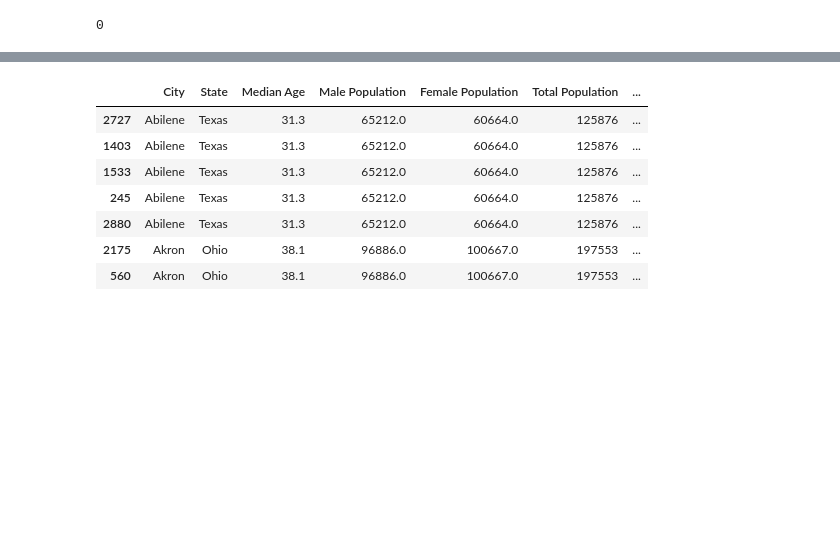
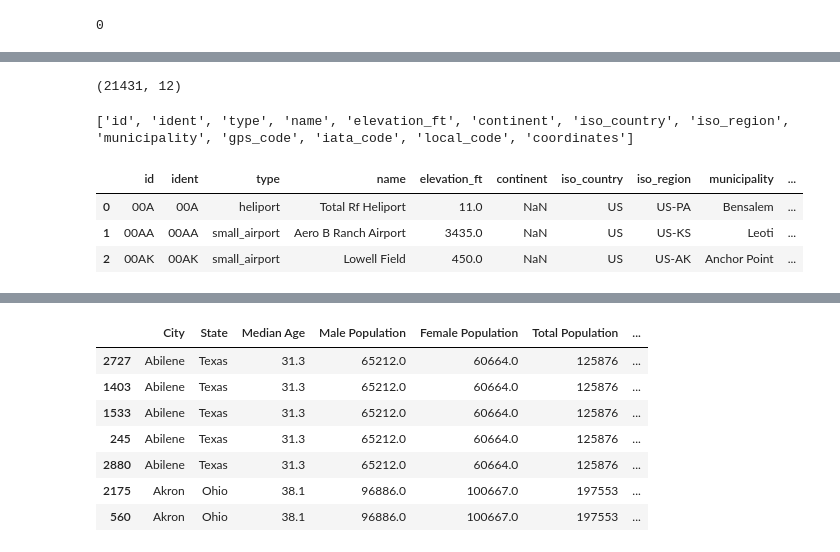
Before and after one commit to itoro-michael/data-engineer-capstone, a Jupyter notebook: Capstone Project Template.ipynb, the cells around one changed output, grey strips where cells are left out. Drawn from its saved outputs; the diff is of its cells as text; code cells hidden in the pictures; blank space fills up the shorter version.

```diff
--- a/Capstone Project Template.ipynb
+++ b/Capstone Project Template.ipynb
@@ -156,0 +185,4 @@ airport_df = airport_df[airport_df['iso_country'] == "US"]
+# %%
+airport_df.shape
+# %% [output]
+(21431, 12)
@@ -156,0 +192,4 @@ airport_df = airport_df[airport_df['iso_country'] == "US"]
+# %%
+print(list(airport_df.columns))
+# %% [output]
+['id', 'ident', 'type', 'name', 'elevation_ft', 'continent', 'iso_country', 'iso_region', 'municipality', 'gps_code', 'iata_code', 'local_code', 'coordinates']
@@ -157,3 +199,10 @@ airport_df = airport_df[airport_df['iso_country'] == "US"]
+# %%
+airport_df.head(3)
+# %% [output]
+|  | id | ident | type | name | elevation_ft | continent | iso_country | iso_region | municipality | ... |
+| 0 | 00A | 00A | heliport | Total Rf Heliport | 11.0 | NaN | US | US-PA | Bensalem | ... |
+| 1 | 00AA | 00AA | small_airport | Aero B Ranch Airport | 3435.0 | NaN | US | US-KS | Leoti | ... |
+| 2 | 00AK | 00AK | small_airport | Lowell Field | 450.0 | NaN | US | US-AK | Anchor Point | ... |
 # %%
 # Get number of rows and columns
 airport_df.shape
```
Also changed, not shown: parts of 30 cells of this notebook, 1 other file.
